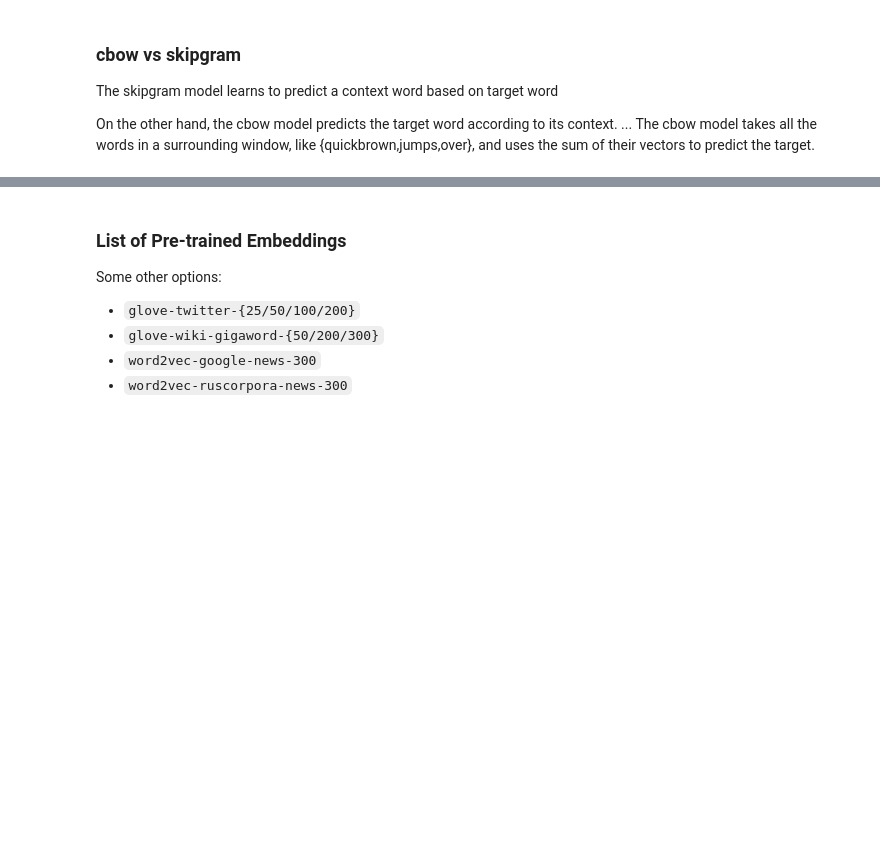
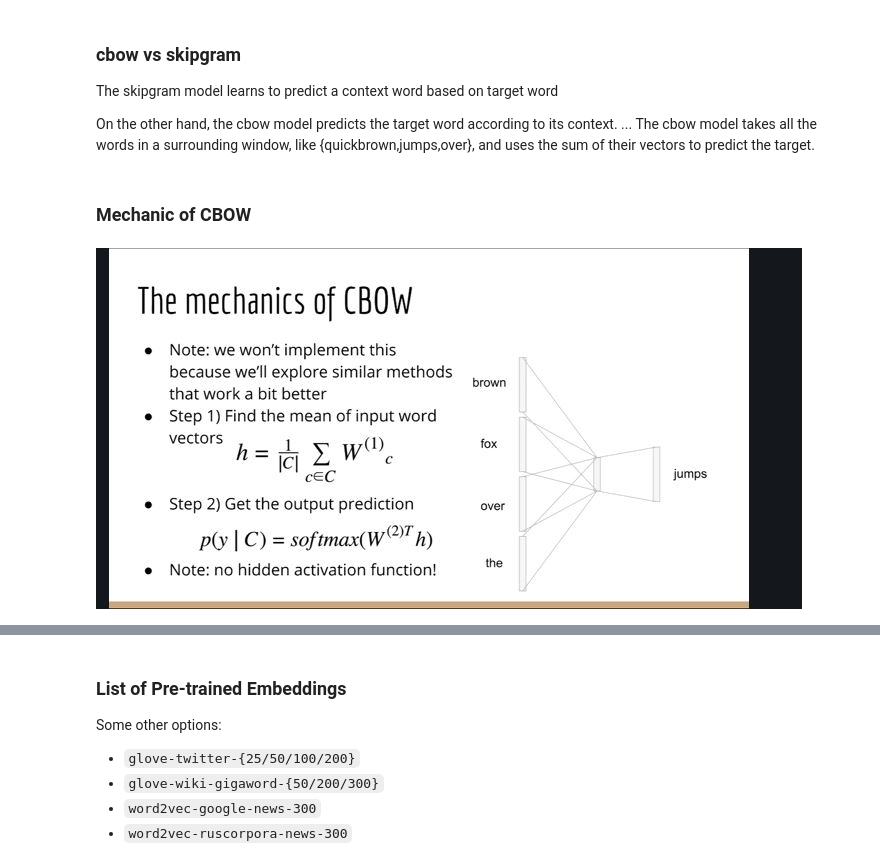
Before and after one commit to arunabh15091989/LighthouseLabs-LectureNotes, a Jupyter notebook: W8D3/W8D3- NLP1.ipynb, the cells around one changed output, grey strips where cells are left out. Cells and saved outputs as stored; diff of their text form; code cells hidden in the pictures; blank space fills up the shorter version.

```diff
--- a/W8D3/W8D3- NLP1.ipynb
+++ b/W8D3/W8D3- NLP1.ipynb
@@ -354,3 +404,9 @@ Image('./image7.jpg')
 The skipgram model learns to predict a context word based on target word
 
 On the other hand, the cbow model predicts the target word according to its context. ... The cbow model takes all the words in a surrounding window, like {quickbrown,jumps,over}, and uses the sum of their vectors to predict the target.
+# %% [markdown]
+### Mechanic of CBOW
+# %%
+Image('./cbow-mechanics.JPG')
+# %% [output]
+[figure, added]
```
Also changed, not shown: parts of 35 cells of this notebook, 16 other files.
